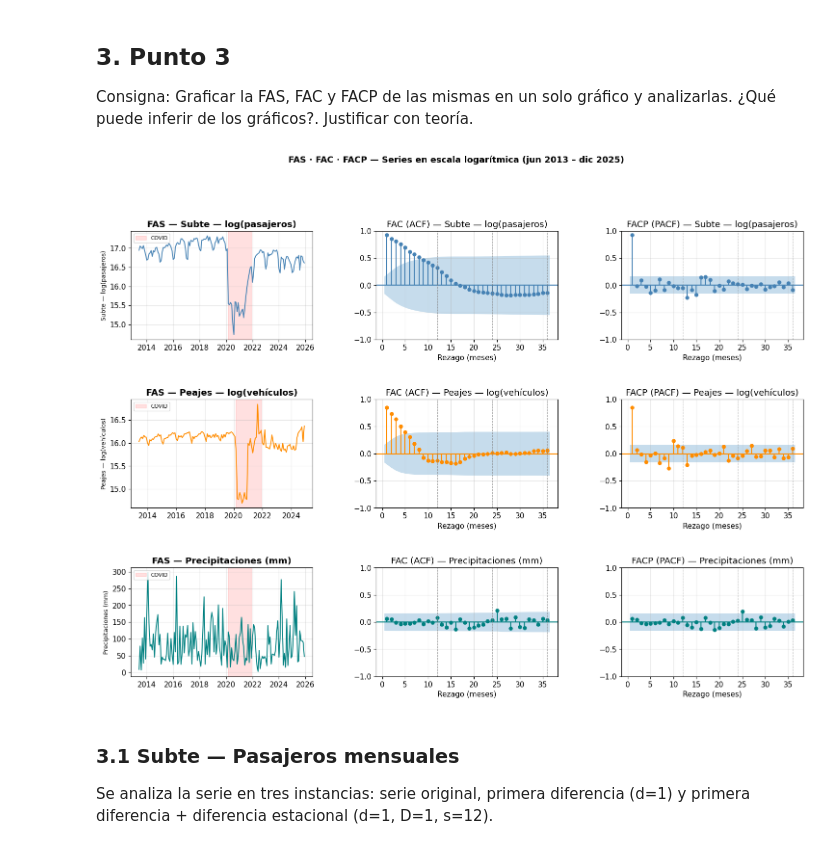
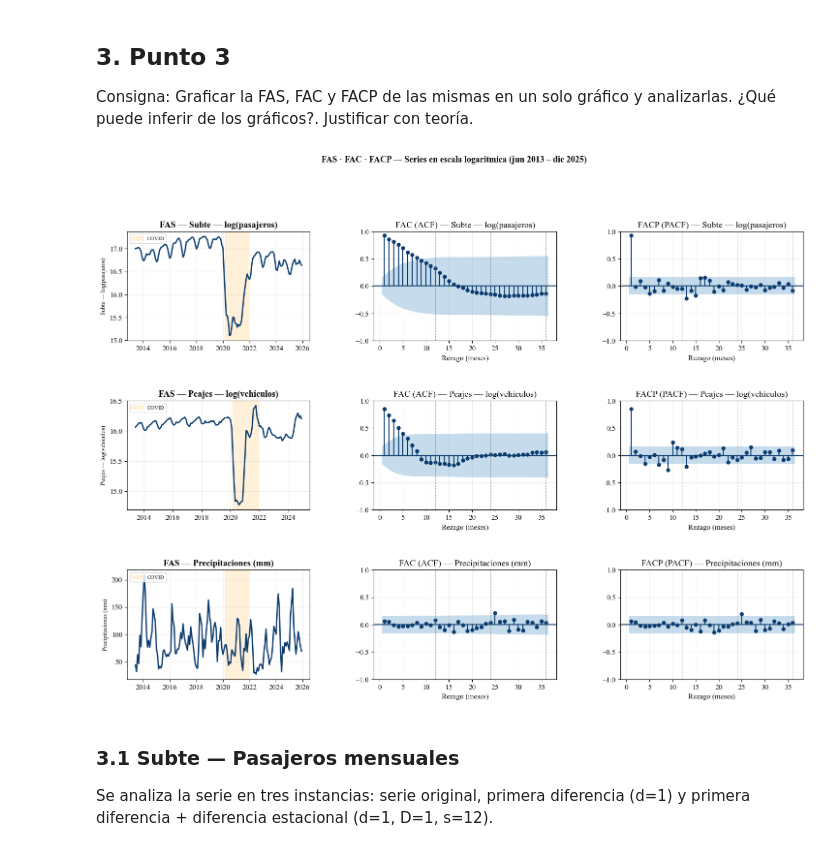
Before and after one commit to giulialvaro/AST-movilidad-BA, a Jupyter notebook: Archivos finales/tp1-AST-movilidad-urbana.ipynb, the cells around one changed output. Drawn from its saved outputs; the diff is of its cells as text; code cells hidden in the pictures.

```diff
--- a/Archivos finales/tp1-AST-movilidad-urbana.ipynb
+++ b/Archivos finales/tp1-AST-movilidad-urbana.ipynb
@@ -860,11 +872,15 @@ display(df_diff.head())
 Consigna: Graficar la FAS, FAC y FACP de las mismas en un solo gráfico y analizarlas. ¿Qué puede inferir de
 los gráficos?. Justificar con teoría.
 # %%
-# ── Colores por serie ─────────────────────────────────────────────────────
+# ── Formato visual unificado ───────────────────────────────────────────────
+plt.rcParams['font.family'] = 'serif'
+plt.rcParams['font.serif'] = ['Times New Roman', 'Times', 'DejaVu Serif']
+
+COLOR_LINEA = '#0b3b6e'
 COLORES = {
-    'log_subte':  'steelblue',
-    'log_peajes': 'darkorange',
-    'lluvia_mm':  'teal',
+    'log_subte': COLOR_LINEA,
+    'log_peajes': COLOR_LINEA,
+    'lluvia_mm': COLOR_LINEA,
 }
 LABELS = {
     'log_subte':  'Subte — log(pasajeros)',
@@ -872,7 +888,7 @@ LABELS = {
     'lluvia_mm':  'Precipitaciones (mm)',
 }
 COVID_START = pd.Timestamp('2020-03-01')
-COVID_END   = pd.Timestamp('2021-12-01')
+COVID_END = pd.Timestamp('2021-12-01')
 LAGS = 36
 
 def plot_fas_fac_facp(df, cols, lags=36):
@@ -888,44 +904,48 @@ def plot_fas_fac_facp(df, cols, lags=36):
 
     for row, col in enumerate(cols):
         serie = df[col].dropna()
-        color = COLORES.get(col, 'steelblue')
+        serie_suavizada = serie.rolling(window=3, center=True, min_periods=1).mean()
+        color = COLORES.get(col, COLOR_LINEA)
         label = LABELS.get(col, col)
 
         # FAS
         ax0 = axes[row, 0]
-        ax0.plot(serie.index, serie.values, color=color, lw=1.4)
-        ax0.axvspan(COVID_START, COVID_END, color='red', alpha=0.12, label='COVID')
+        ax0.plot(serie_suavizada.index, serie_suavizada.values, color=color, lw=2)
+        ax0.axvspan(COVID_START, COVID_END, color='orange', alpha=0.15, label='COVID')
         ax0.set_title(f'FAS — {label}', fontweight='bold')
         ax0.set_ylabel(label, fontsize=9)
         ax0.xaxis.set_major_formatter(mdates.DateFormatter('%Y'))
         ax0.xaxis.set_major_locator(mdates.YearLocator(2))
+        ax0.grid(True, alpha=0.2)
         ax0.legend(fontsize=8, loc='upper left')
 
         # FAC
         ax1 = axes[row, 1]
         plot_acf(serie, lags=lags, ax=ax1, color=color,
                  vlines_kwargs={'colors': color}, alpha=0.05, zero=False,
                  title=f'FAC (ACF) — {label}')
         ax1.set_xlabel('Rezago (meses)')
+        ax1.grid(True, alpha=0.2)
         for l in [12, 24, 36]:
             ax1.axvline(l, color='grey', lw=0.8, ls='--', alpha=0.6)
 
         # FACP
         ax2 = axes[row, 2]
         plot_pacf(serie, lags=lags, ax=ax2, color=color,
                   vlines_kwargs={'colors': color}, alpha=0.05, zero=False,
                   method='ywm', title=f'FACP (PACF) — {label}')
         ax2.set_xlabel('Rezago (meses)')
+        ax2.grid(True, alpha=0.2)
         for l in [12, 24, 36]:
             ax2.axvline(l, color='grey', lw=0.8, ls='--', alpha=0.6)
 
     plt.suptitle('FAS · FAC · FACP — Series en escala logarítmica (jun 2013 – dic 2025)',
                  fontsize=13, fontweight='bold', y=1.01)
     plt.show()
 
 
 SERIES = ['log_subte', 'log_peajes', 'lluvia_mm']
 plot_fas_fac_facp(df, SERIES, lags=LAGS)
 # %% [output]
-[figure, old version]
+[figure, new version]
 # %%
```
Also changed, not shown: parts of 13 cells of this notebook, 6 other files.
